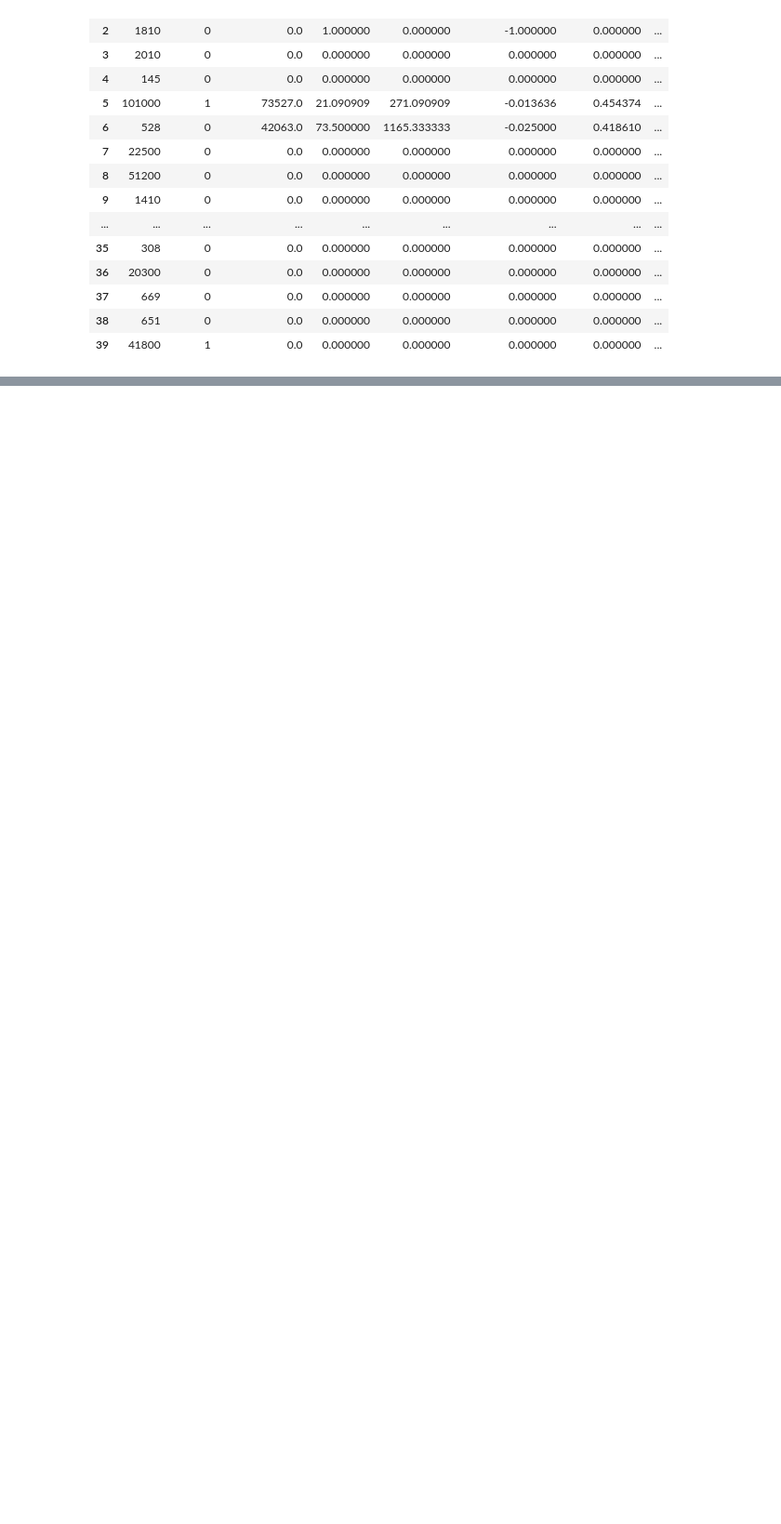
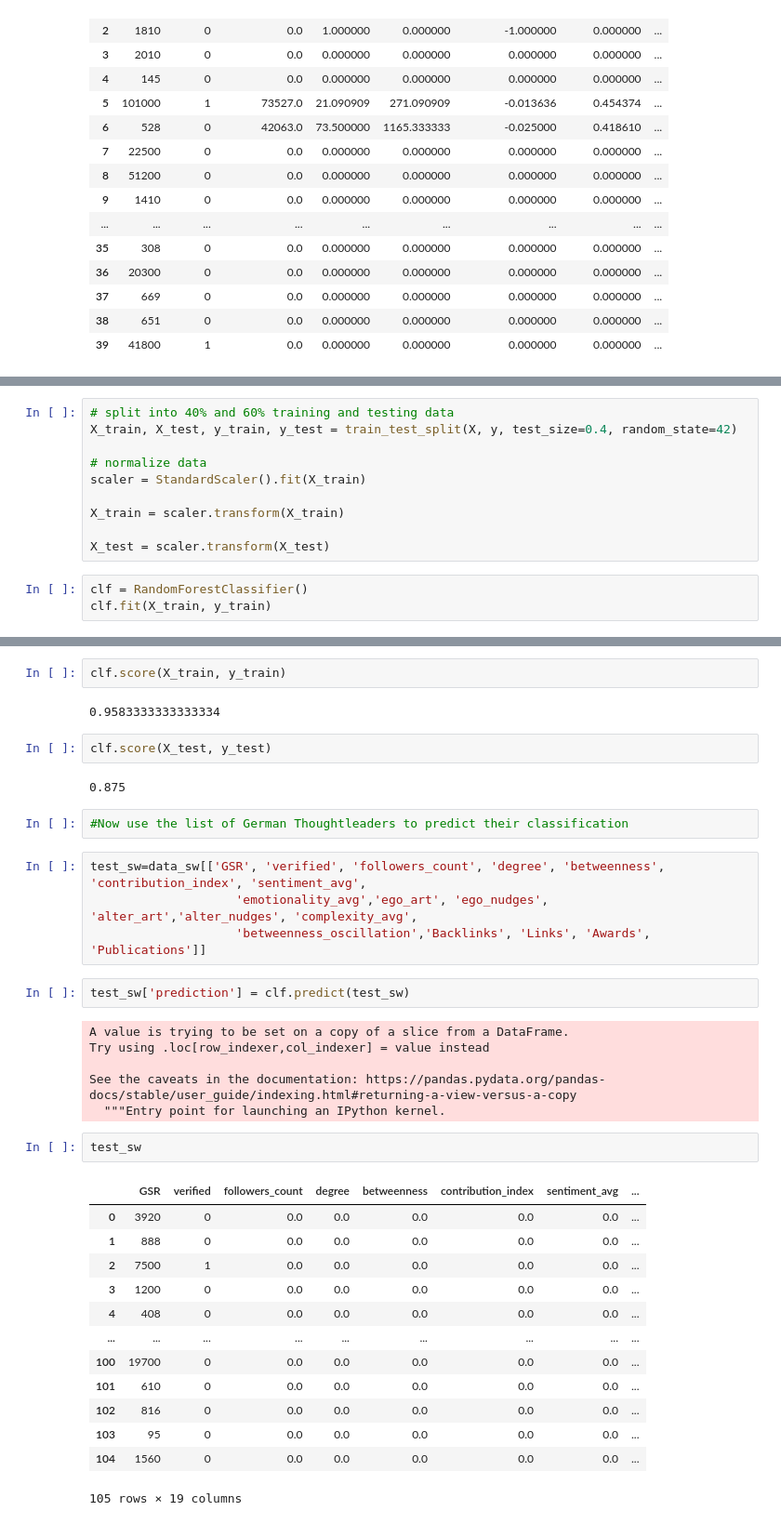
Before and after one commit to icknOrg/COINS_SwissThoughtleaders, a Jupyter notebook: classification.ipynb, the cells around one changed output, grey strips where cells are left out. Shown: that part at 93% size. Saved outputs shown, nothing was run; the diff lists cells and outputs as text; blank space fills up the shorter version.

```diff
--- a/classification.ipynb
+++ b/classification.ipynb
@@ -102,0 +174,13 @@ test_de
+# %%
+# split into 40% and 60% training and testing data
+X_train, X_test, y_train, y_test = train_test_split(X, y, test_size=0.4, random_state=42)
+
+# normalize data
+scaler = StandardScaler().fit(X_train)
+
+X_train = scaler.transform(X_train)
+
+X_test = scaler.transform(X_test)
+# %%
+clf = RandomForestClassifier()
+clf.fit(X_train, y_train)
@@ -102,0 +197,38 @@ test_de
+# %%
+clf.score(X_train, y_train)
+# %% [output]
+0.9583333333333334
+# %%
+clf.score(X_test, y_test)
+# %% [output]
+0.875
+# %%
+#Now use the list of German Thoughtleaders to predict their classification
+# %%
+test_sw=data_sw[['GSR', 'verified', 'followers_count', 'degree', 'betweenness', 'contribution_index', 'sentiment_avg',
+                    'emotionality_avg','ego_art', 'ego_nudges', 'alter_art','alter_nudges', 'complexity_avg',
+                    'betweenness_oscillation','Backlinks', 'Links', 'Awards', 'Publications']]
+# %%
+test_sw['prediction'] = clf.predict(test_sw)
+# %% [output]
+A value is trying to be set on a copy of a slice from a DataFrame.
+Try using .loc[row_indexer,col_indexer] = value instead
+
+See the caveats in the documentation: https://pandas.pydata.org/pandas-docs/stable/user_guide/indexing.html#returning-a-view-versus-a-copy
+  """Entry point for launching an IPython kernel.
+# %%
+test_sw
+# %% [output]
+|  | GSR | verified | followers_count | degree | betweenness | contribution_index | sentiment_avg | ... |
+| 0 | 3920 | 0 | 0.0 | 0.0 | 0.0 | 0.0 | 0.0 | ... |
+| 1 | 888 | 0 | 0.0 | 0.0 | 0.0 | 0.0 | 0.0 | ... |
+| 2 | 7500 | 1 | 0.0 | 0.0 | 0.0 | 0.0 | 0.0 | ... |
+| 3 | 1200 | 0 | 0.0 | 0.0 | 0.0 | 0.0 | 0.0 | ... |
+| 4 | 408 | 0 | 0.0 | 0.0 | 0.0 | 0.0 | 0.0 | ... |
+| ... | ... | ... | ... | ... | ... | ... | ... | ... |
+| 100 | 19700 | 0 | 0.0 | 0.0 | 0.0 | 0.0 | 0.0 | ... |
+| 101 | 610 | 0 | 0.0 | 0.0 | 0.0 | 0.0 | 0.0 | ... |
+| 102 | 816 | 0 | 0.0 | 0.0 | 0.0 | 0.0 | 0.0 | ... |
+| 103 | 95 | 0 | 0.0 | 0.0 | 0.0 | 0.0 | 0.0 | ... |
+| 104 | 1560 | 0 | 0.0 | 0.0 | 0.0 | 0.0 | 0.0 | ... |
+105 rows × 19 columns
```
Also changed, not shown: parts of 17 cells of this notebook, 4 other files.
